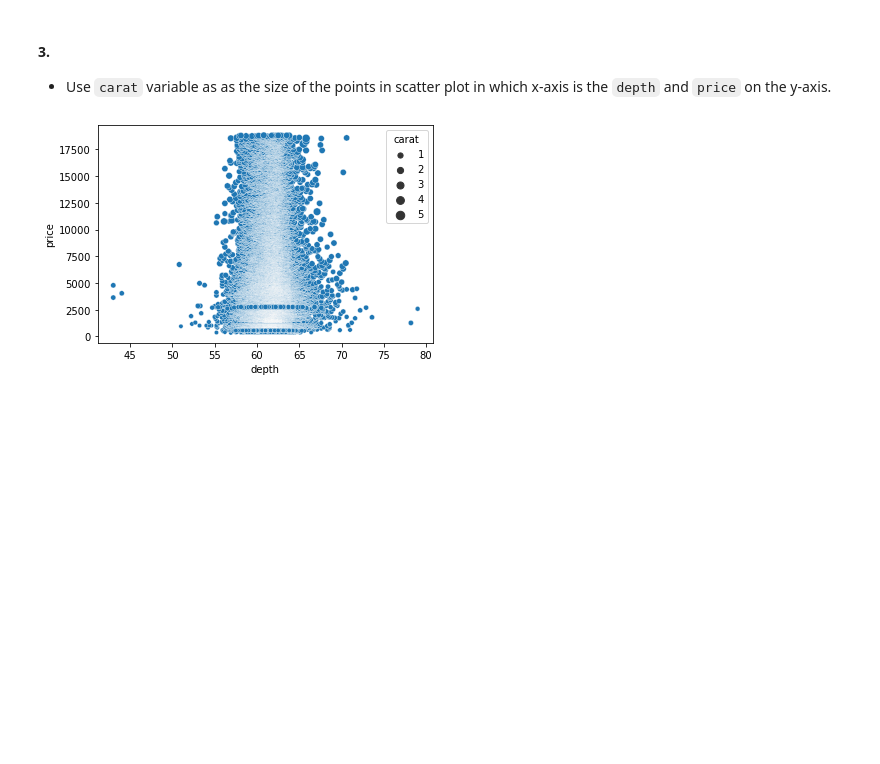
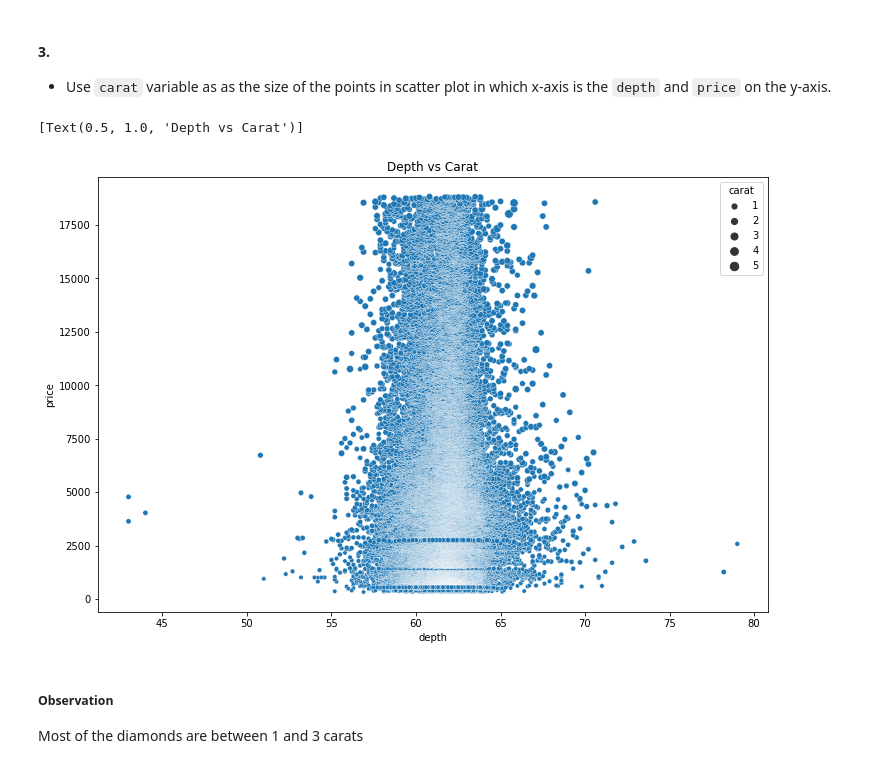
Before and after one commit to hemanthdoddala/Data601, a Jupyter notebook: week05/week5_lab.ipynb, the cells around one changed output. Drawn from its saved outputs; the diff is of its cells as text; code cells hidden in the pictures; blank space fills up the shorter version.

```diff
--- a/week05/week5_lab.ipynb
+++ b/week05/week5_lab.ipynb
@@ -53,7 +58,14 @@ plot = sns.displot(diamonds, x="clarity", y="color", cbar = True)
 
 - Use `carat` variable as as the size of the points in scatter plot in which x-axis is the `depth` and `price` on the y-axis.
 # %%
-sns.scatterplot(data = diamonds, x="depth", y="price", size='carat')
-plt.show()
+fig = plt.gcf()
+# Change seaborn plot size
+fig.set_size_inches(12, 8)
+plot=sns.scatterplot(data = diamonds, x="depth", y="price", size='carat')
+plot.set(title="Depth vs Carat")
 # %% [output]
+[Text(0.5, 1.0, 'Depth vs Carat')]
-[figure, old version]
+[figure, new version]
+# %% [markdown]
+<h5>Observation</h5>
+Most of the diamonds are between 1 and 3 carats
```
Also changed, not shown: parts of 2 cells of this notebook.
